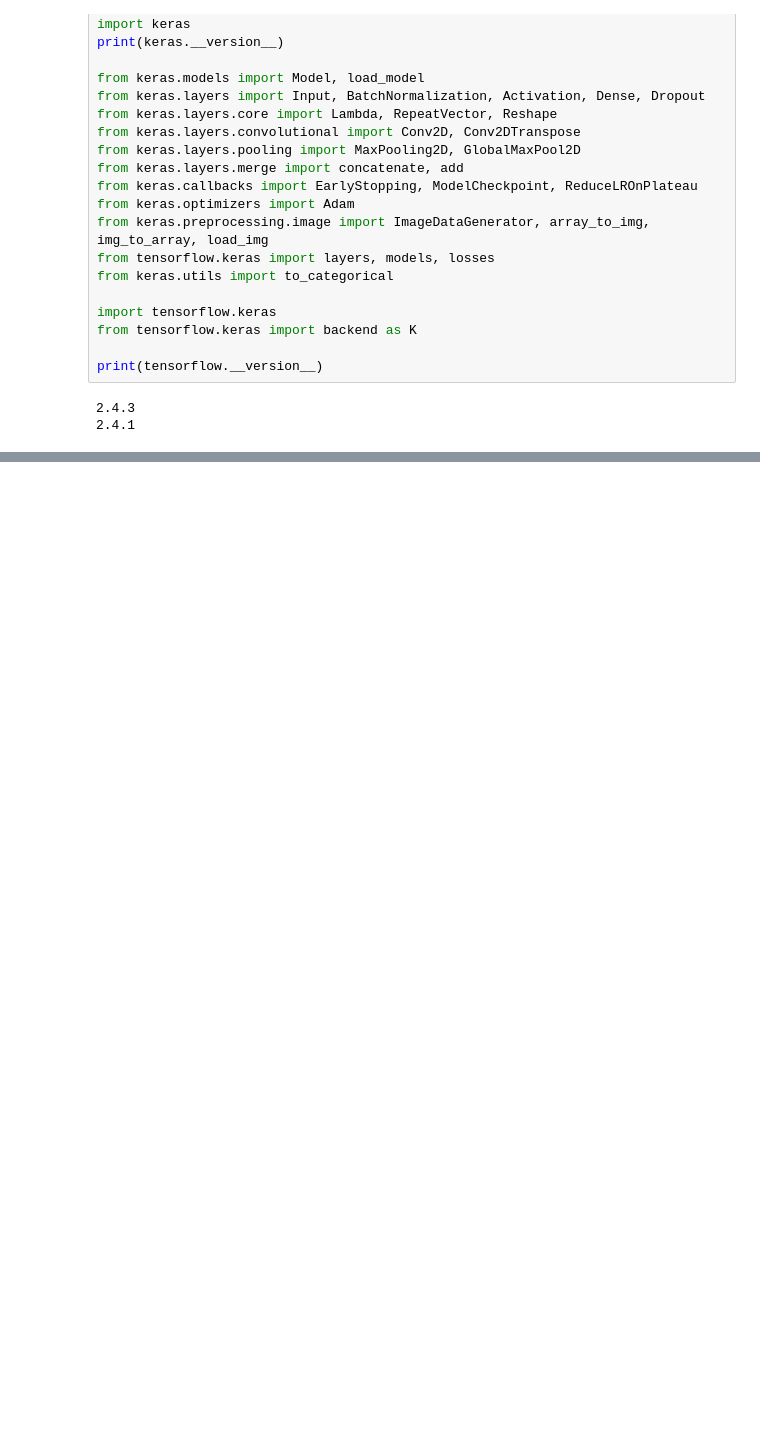
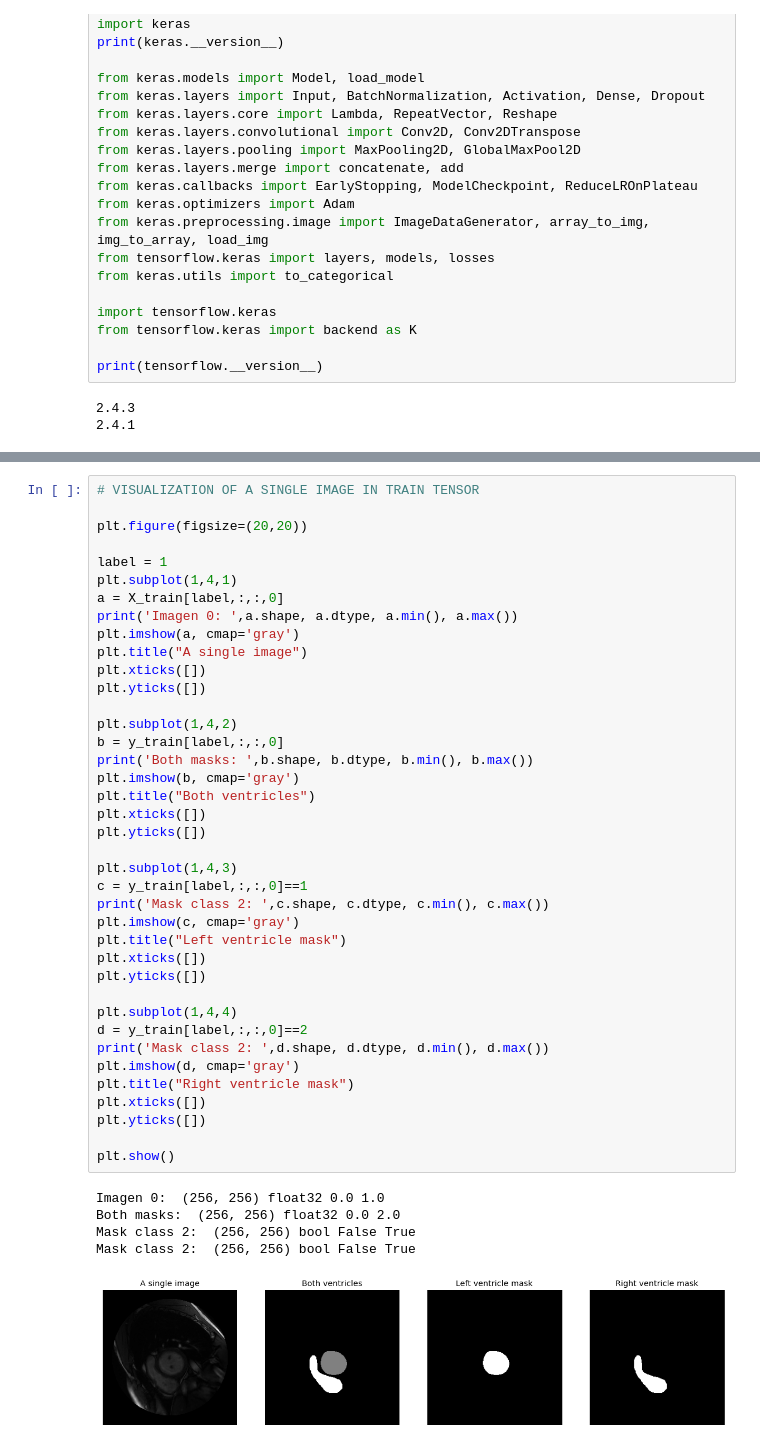
Before and after one commit to erikycd/Heart_segmentation, a Jupyter notebook: colab/UNET_pretrained_multiclass-Git.ipynb, the cells around one changed output, grey strips where cells are left out. Saved outputs shown, nothing was run; the diff lists cells and outputs as text; blank space fills up the shorter version.

```diff
--- a/colab/UNET_pretrained_multiclass-Git.ipynb
+++ b/colab/UNET_pretrained_multiclass-Git.ipynb
@@ -676,0 +157,45 @@ visualize(X_test , predicted_mask)
+# %%
+# VISUALIZATION OF A SINGLE IMAGE IN TRAIN TENSOR
+
+plt.figure(figsize=(20,20))
+
+label = 1
+plt.subplot(1,4,1)
+a = X_train[label,:,:,0]
+print('Imagen 0: ',a.shape, a.dtype, a.min(), a.max())
+plt.imshow(a, cmap='gray')
+plt.title("A single image")
+plt.xticks([])
+plt.yticks([])
+
+plt.subplot(1,4,2)
+b = y_train[label,:,:,0]
+print('Both masks: ',b.shape, b.dtype, b.min(), b.max())
+plt.imshow(b, cmap='gray')
+plt.title("Both ventricles")
+plt.xticks([])
+plt.yticks([])
+
+plt.subplot(1,4,3)
+c = y_train[label,:,:,0]==1
+print('Mask class 2: ',c.shape, c.dtype, c.min(), c.max())
+plt.imshow(c, cmap='gray')
+plt.title("Left ventricle mask")
+plt.xticks([])
+plt.yticks([])
+
+plt.subplot(1,4,4)
+d = y_train[label,:,:,0]==2
+print('Mask class 2: ',d.shape, d.dtype, d.min(), d.max())
+plt.imshow(d, cmap='gray')
+plt.title("Right ventricle mask")
+plt.xticks([])
+plt.yticks([])
+
+plt.show()
+# %% [output]
+Imagen 0:  (256, 256) float32 0.0 1.0
+Both masks:  (256, 256) float32 0.0 2.0
+Mask class 2:  (256, 256) bool False True
+Mask class 2:  (256, 256) bool False True
+[figure, added]
```
Also changed, not shown: parts of 38 cells of this notebook.
